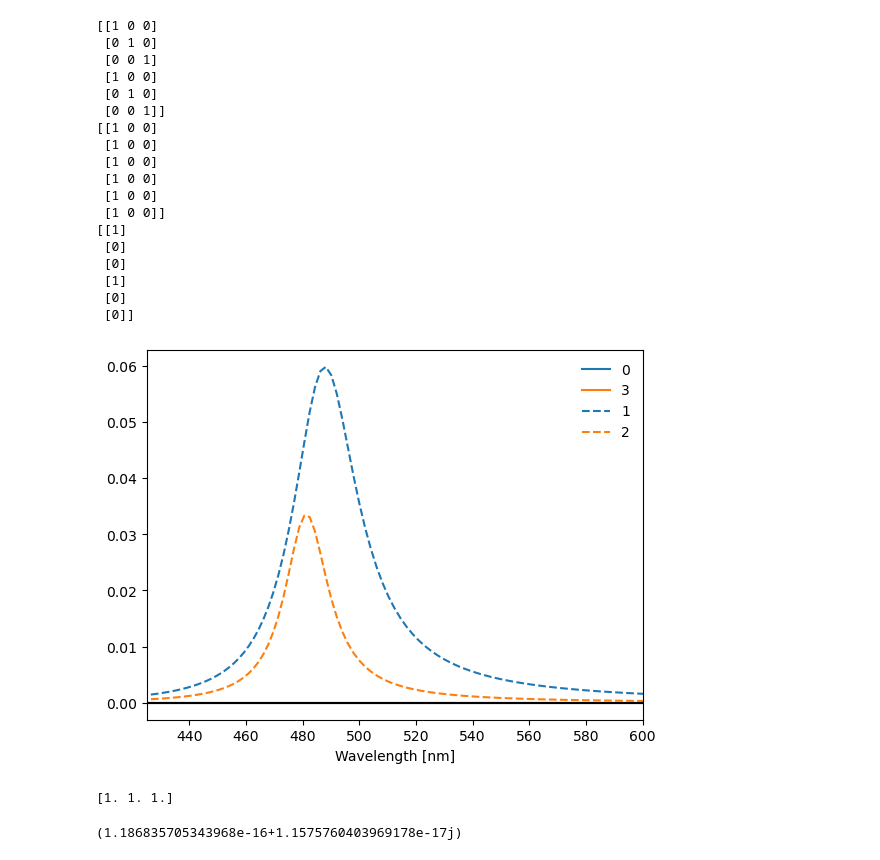
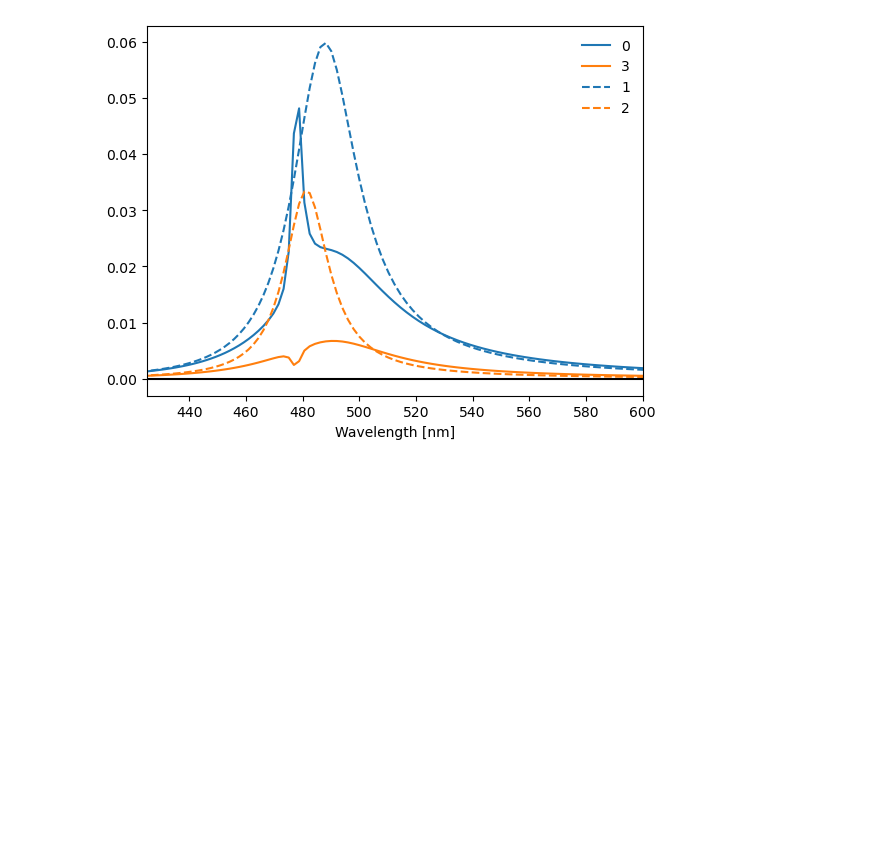
Before and after one commit to claireannewest/coupled_dipoles, a Jupyter notebook: Spectra of Single Prolate Spheroid.ipynb, the cells around one changed output. Saved outputs shown, nothing was run; the diff lists cells and outputs as text; code cells hidden in the pictures; blank space fills up the shorter version.

```diff
--- a/Spectra of Single Prolate Spheroid.ipynb
+++ b/Spectra of Single Prolate Spheroid.ipynb
@@ -118,62 +100,32 @@ for idx, w_i in enumerate(w_all):
                              unit_vecs=unit_vecs,
                              w=w_i,
                              n=nback,
                              )
     Cext = cross_sec.cross_sects(drive=np.array([1,0,0]))
 
     Cext_0[idx], Cext_1[idx], Cext_2[idx], Cext_3[idx], Cext_4[idx], Cext_5[idx] = Cext
-    break
+#     break
 
 
 plt.plot(1240/(w_all*hbar_eVs), Cext_0, label='0',)
 # plt.plot(1240/(w_all*hbar_eVs), Cext_1+.01, label='1',)
 # plt.plot(1240/(w_all*hbar_eVs), Cext_2+.02, label='2',)
 plt.plot(1240/(w_all*hbar_eVs), Cext_3, label='3',)
 # plt.plot(1240/(w_all*hbar_eVs), Cext_4+.04, label='4',)
 # plt.plot(1240/(w_all*hbar_eVs), Cext_5+.05, label='5',)
 
 
 # plt.plot(1240/(w_all*hbar_eVs), Cext_1, label='1', color='tab:blue', alpha=.5)
 plt.plot(1240/(w_all*hbar_eVs), Cext_iso_1, label='1', linestyle='--', color='tab:blue')
 
 # plt.plot(1240/(w_all*hbar_eVs), Cext_2, label='2',  color='tab:orange', alpha=.5)
 plt.plot(1240/(w_all*hbar_eVs), Cext_iso_2, label='2', linestyle='--', color='tab:orange')
 
 # plt.plot(1240/(w_all*hbar_eVs), Cext_1 + Cext_2, label='tot', color='tab:green')
 
 plt.legend(frameon=False)
 plt.xlabel('Wavelength [nm]')
 plt.plot([400,600], [0,0], color='k')
 plt.xlim([425, 600]);
 # %% [output]
-[[1 0 0]
- [0 1 0]
- [0 0 1]
- [1 0 0]
- [0 1 0]
- [0 0 1]]
-[[1 0 0]
- [1 0 0]
- [1 0 0]
- [1 0 0]
- [1 0 0]
- [1 0 0]]
-[[1]
- [0]
- [0]
- [1]
- [0]
- [0]]
-[figure, old version]
+[figure, new version]
-# %%
-print(np.ones(3))
-# %% [output]
-[1. 1. 1.]
-# %%
-P = [1.05459781e-16+2.83525361e-17j, 0.00000000e+00+0.00000000e+00j, 0.00000000e+00+0.00000000e+00j]
-Estar = [1.07705368-0.17979786j, 0.        -0.j,         0.        -0.j        ]
-
-
-print(P[0] * Estar[0])
-# %% [output]
-(1.186835705343968e-16+1.1575760403969178e-17j)
```
Also changed, not shown: parts of 2 cells of this notebook.
